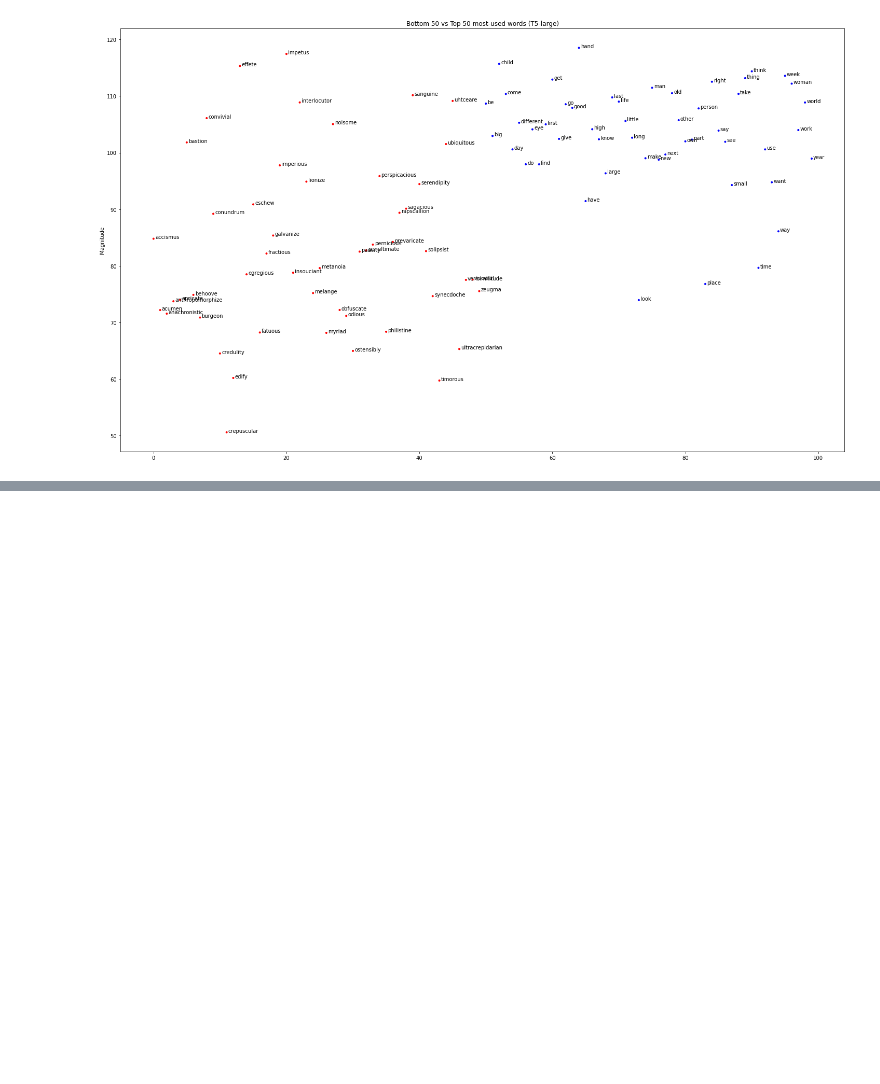
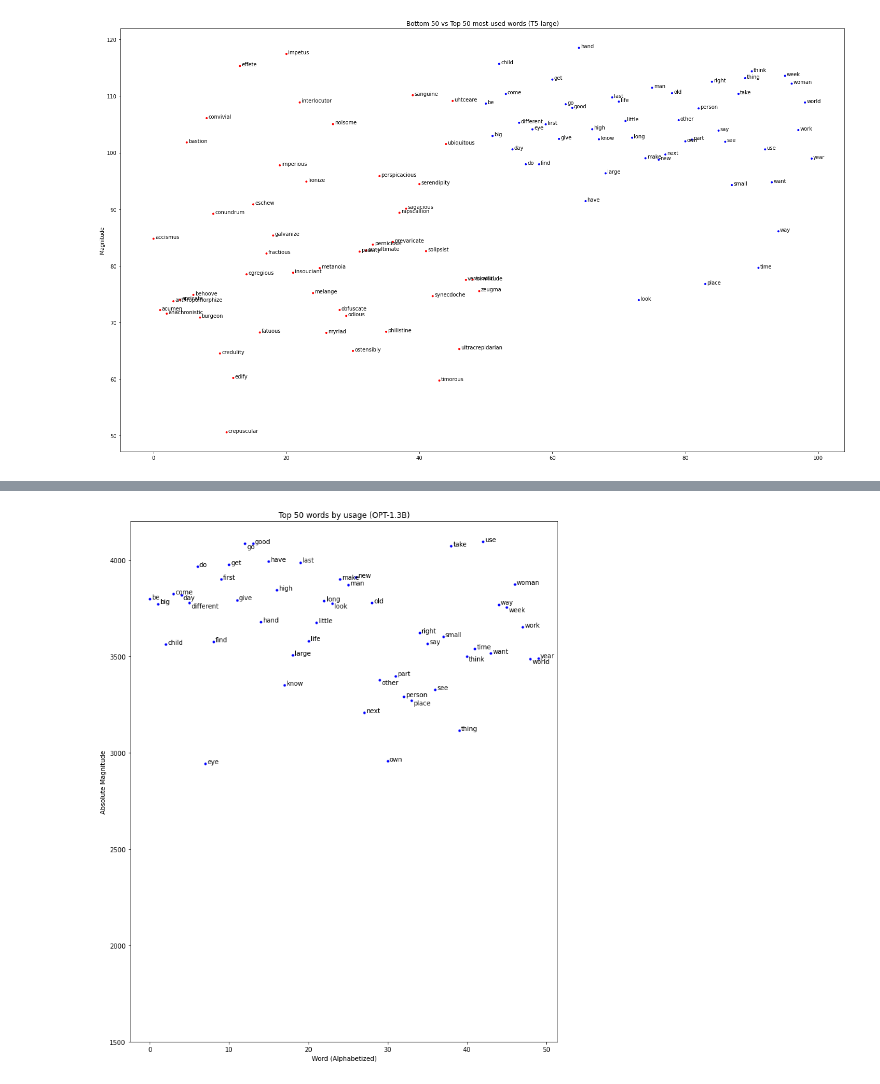
Before and after one commit to maxb00/LLM-embeds, a Jupyter notebook: magnitudes.ipynb, the cells around one changed output, grey strips where cells are left out. Drawn from its saved outputs; the diff is of its cells as text; code cells hidden in the pictures; blank space fills up the shorter version.

```diff
--- a/magnitudes.ipynb
+++ b/magnitudes.ipynb
@@ -688,0 +956,14 @@ for i in range(0, 100):
+# %%
+plt.figure(figsize=(12, 15))
+plt.title('Top 50 words by usage (OPT-1.3B)')
+plt.ylabel('Absolute Magnitude')
+plt.ylim((1500, 4200))
+plt.xlabel('Word (Alphabetized)')
+plt.scatter(range(50), Y_opt[50:], c='b', marker='.')
+
+for i in range(50, 100):
+    if i-50 in [4, 5, 12, 23, 29, 33, 40, 45, 48]:
+        plt.annotate(X[i], (i-50+0.25, Y_opt[i]-25))
+    else: plt.annotate(X[i], (i-50+0.25, Y_opt[i]))
+# %% [output]
+[figure, added]
```
Also changed, not shown: parts of 47 cells of this notebook, 1 other file.
